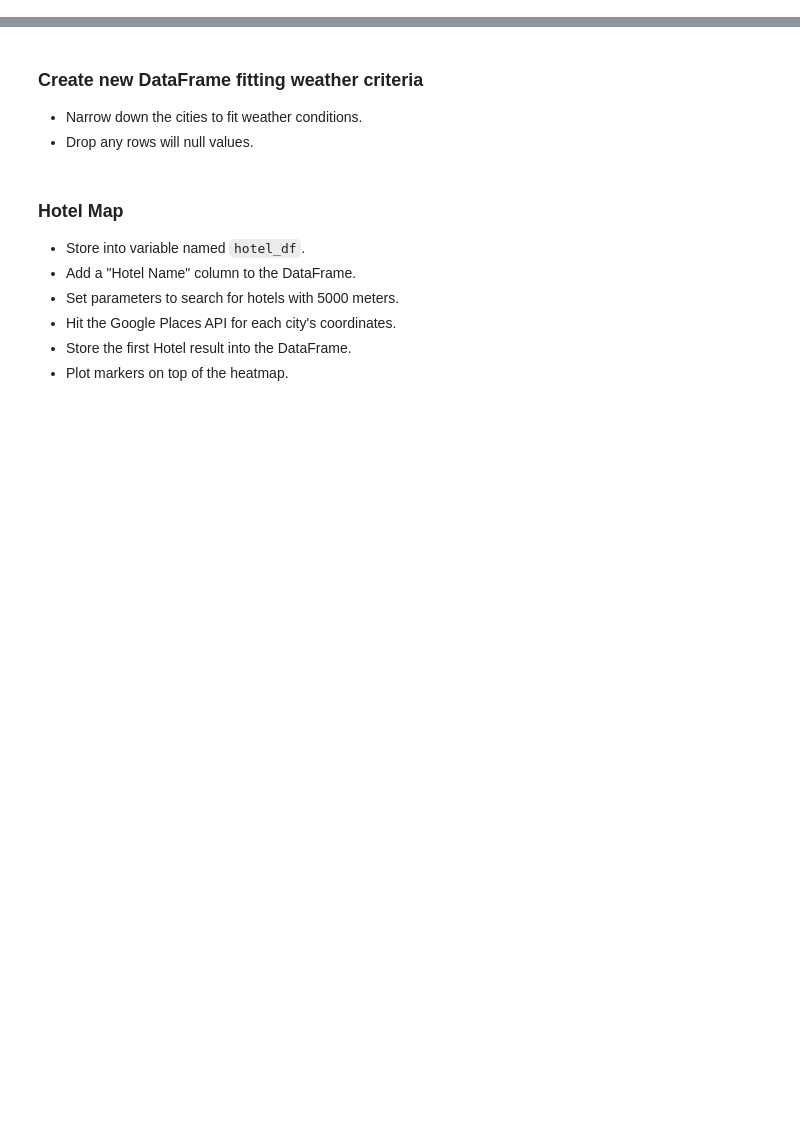
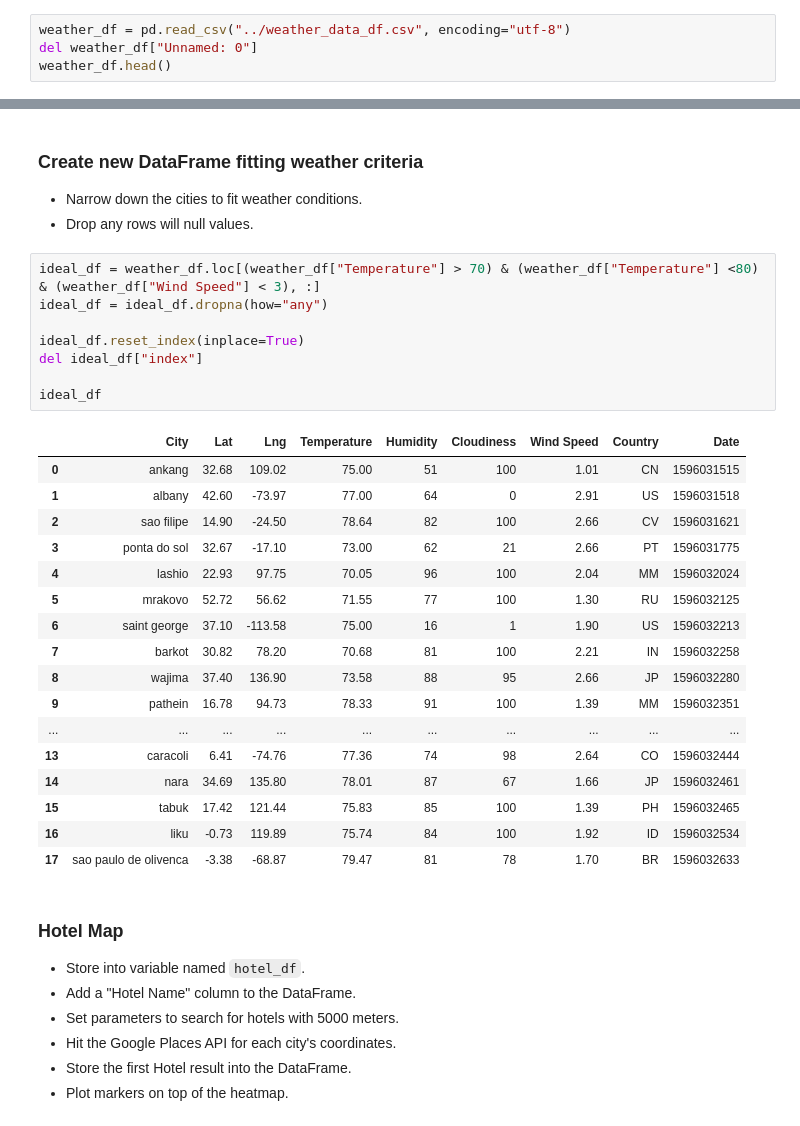
Before and after one commit to hauckc21/python-api-challenge, a Jupyter notebook: code/VacationPy/VacationPy.ipynb, the cells around one changed output, grey strips where cells are left out. Cells and saved outputs as stored; diff of their text form; blank space fills up the shorter version.

```diff
--- a/code/VacationPy/VacationPy.ipynb
+++ b/code/VacationPy/VacationPy.ipynb
@@ -20,3 +18,7 @@ ModuleNotFoundError: No module named 'api_keys'
 # %% [markdown]
 ### Store Part I results into DataFrame
 * Load the csv exported in Part I to a DataFrame
+# %%
+weather_df = pd.read_csv("../weather_data_df.csv", encoding="utf-8")
+del weather_df["Unnamed: 0"]
+weather_df.head()
@@ -29,6 +52,32 @@ ModuleNotFoundError: No module named 'api_keys'
 ### Create new DataFrame fitting weather criteria
 * Narrow down the cities to fit weather conditions.
 * Drop any rows will null values.
+# %%
+ideal_df = weather_df.loc[(weather_df["Temperature"] > 70) & (weather_df["Temperature"] <80) & (weather_df["Wind Speed"] < 3), :]
+ideal_df = ideal_df.dropna(how="any")
+
+ideal_df.reset_index(inplace=True)
+del ideal_df["index"]
+
+ideal_df
+# %% [output]
+|  | City | Lat | Lng | Temperature | Humidity | Cloudiness | Wind Speed | Country | Date |
+| 0 | ankang | 32.68 | 109.02 | 75.00 | 51 | 100 | 1.01 | CN | 1596031515 |
+| 1 | albany | 42.60 | -73.97 | 77.00 | 64 | 0 | 2.91 | US | 1596031518 |
+| 2 | sao filipe | 14.90 | -24.50 | 78.64 | 82 | 100 | 2.66 | CV | 1596031621 |
+| 3 | ponta do sol | 32.67 | -17.10 | 73.00 | 62 | 21 | 2.66 | PT | 1596031775 |
+| 4 | lashio | 22.93 | 97.75 | 70.05 | 96 | 100 | 2.04 | MM | 1596032024 |
+| 5 | mrakovo | 52.72 | 56.62 | 71.55 | 77 | 100 | 1.30 | RU | 1596032125 |
+| 6 | saint george | 37.10 | -113.58 | 75.00 | 16 | 1 | 1.90 | US | 1596032213 |
+| 7 | barkot | 30.82 | 78.20 | 70.68 | 81 | 100 | 2.21 | IN | 1596032258 |
+| 8 | wajima | 37.40 | 136.90 | 73.58 | 88 | 95 | 2.66 | JP | 1596032280 |
+| 9 | pathein | 16.78 | 94.73 | 78.33 | 91 | 100 | 1.39 | MM | 1596032351 |
+| ... | ... | ... | ... | ... | ... | ... | ... | ... | ... |
+| 13 | caracoli | 6.41 | -74.76 | 77.36 | 74 | 98 | 2.64 | CO | 1596032444 |
+| 14 | nara | 34.69 | 135.80 | 78.01 | 87 | 67 | 1.66 | JP | 1596032461 |
+| 15 | tabuk | 17.42 | 121.44 | 75.83 | 85 | 100 | 1.39 | PH | 1596032465 |
+| 16 | liku | -0.73 | 119.89 | 75.74 | 84 | 100 | 1.92 | ID | 1596032534 |
+| 17 | sao paulo de olivenca | -3.38 | -68.87 | 79.47 | 81 | 78 | 1.70 | BR | 1596032633 |
 # %% [markdown]
 ### Hotel Map
 * Store into variable named `hotel_df`.
```
Also changed, not shown: parts of 7 cells of this notebook, 6 other files.
